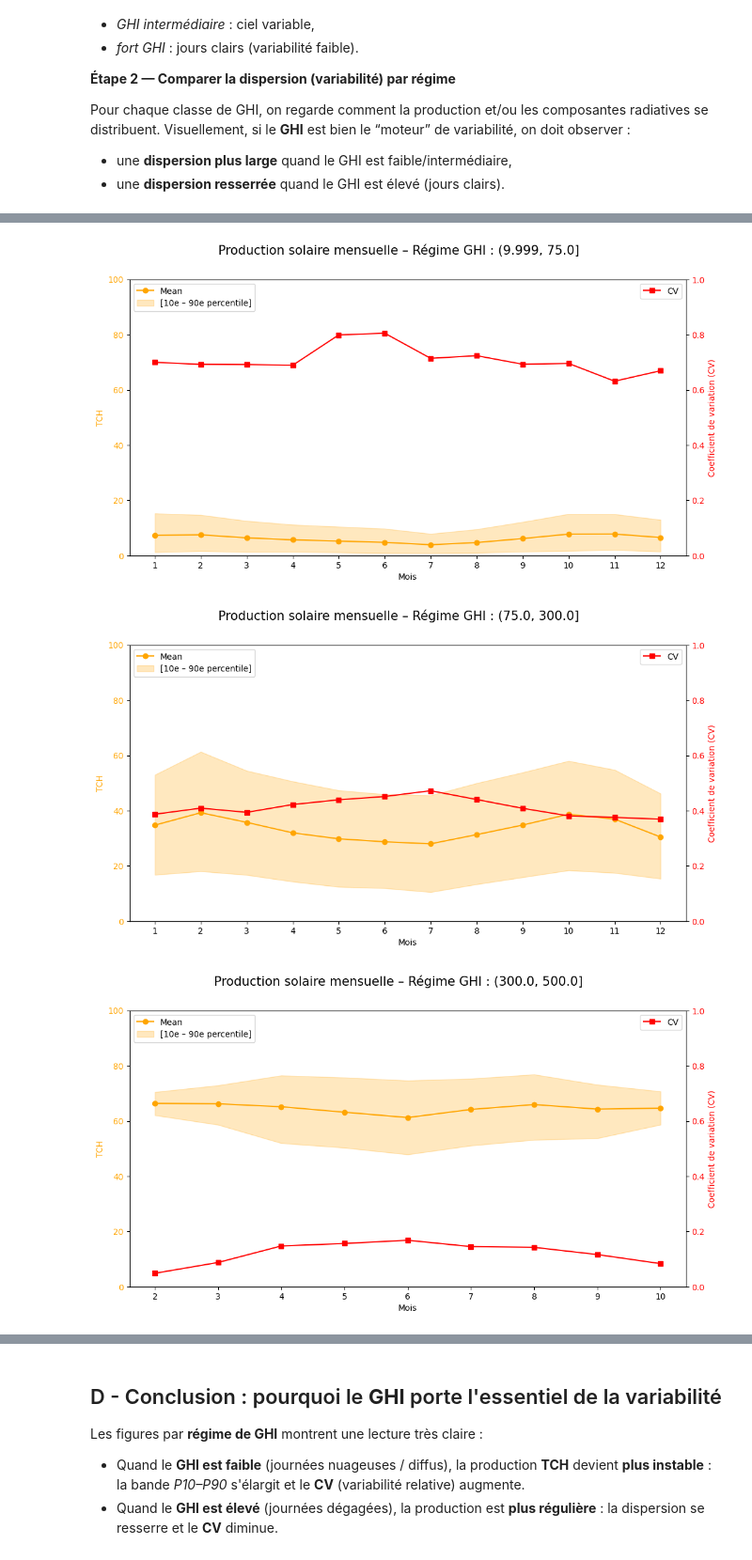
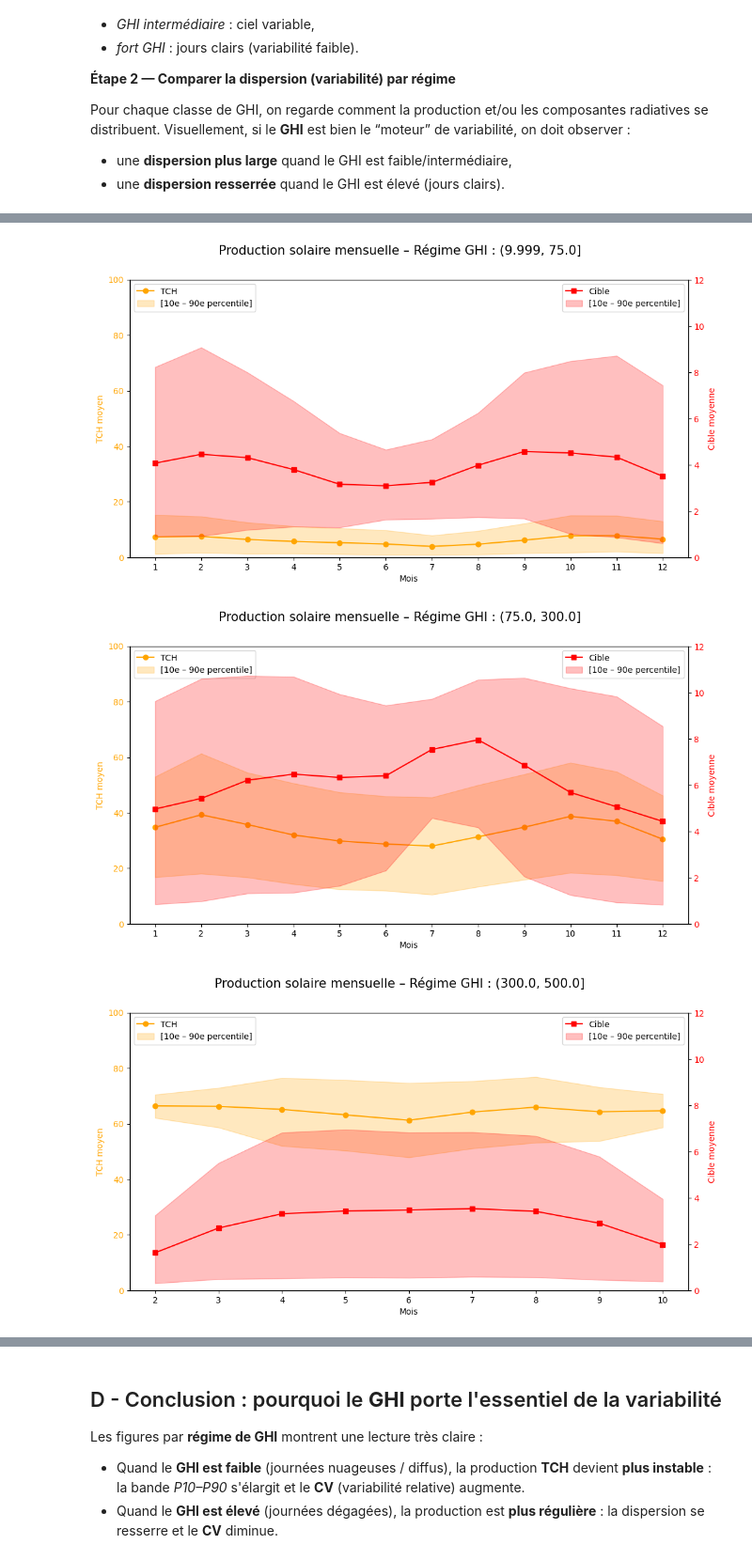
Before and after one commit to Math2935/aug25cds_variabilite, a Jupyter notebook: notebooks/03_Analyse_exploratoire/03_analyse_02_exploration_detaillee.ipynb, the cells around one changed output, grey strips where cells are left out. Shown at 94% size. Cells and saved outputs as stored; diff of their text form; code cells hidden in the pictures.

```diff
--- a/notebooks/03_Analyse_exploratoire/03_analyse_02_exploration_detaillee.ipynb
+++ b/notebooks/03_Analyse_exploratoire/03_analyse_02_exploration_detaillee.ipynb
@@ -457,17 +430,0 @@ Ces saisons servent ensuite à :
-# %%
-# Fonction pour déterminer la saison
-def saison(row):
-    mois = row['month']
-    jour = row['day']
-
-    if (mois == 12 and jour >= 21) or (mois <= 2) or (mois == 3 and jour < 21):
-        return "Hiver"
-    elif (mois == 3 and jour >= 21) or (mois in [4,5]) or (mois == 6 and jour < 21):
-        return "Printemps"
-    elif (mois == 6 and jour >= 21) or (mois in [7,8]) or (mois == 9 and jour < 21):
-        return "Été"
-    else:
-        return "Automne"
-
-df_day['day'] = df_day.index.day
-df_day['saison'] = df_day.apply(saison, axis=1)
@@ -933,52 +809,55 @@ See the caveats in the documentation: https://pandas.pydata.org/pandas-docs/stab
 for ghi_bin, df_bin in df_day.groupby('GHI_bin2'):
 
     # Statistiques horaires
-    month_stats = df_bin.groupby('month')['tch_solaire'].describe()
-    month_stats['cv'] = month_stats['std'] / month_stats['mean']
+    month_stats = df_bin.groupby('month')[['tch_solaire', 'target']].describe()
 
     # Percentiles
-    month_stats['p10'] = df_bin.groupby('month')['tch_solaire'].quantile(0.10)
-    month_stats['p90'] = df_bin.groupby('month')['tch_solaire'].quantile(0.90)
+    month_stats['p10_tch'] = df_bin.groupby('month')['tch_solaire'].quantile(0.10)
+    month_stats['p90_tch'] = df_bin.groupby('month')['tch_solaire'].quantile(0.90)
+    month_stats['p10_target'] = df_bin.groupby('month')['target'].quantile(0.10)
+    month_stats['p90_target'] = df_bin.groupby('month')['target'].quantile(0.90)
 
     mois = month_stats.index
-    mean = month_stats['mean']
-    cv = month_stats['cv']
-    p10 = month_stats['p10']
-    p90 = month_stats['p90']
+    mean_tch = month_stats['tch_solaire']['mean']
+    mean_target = month_stats['target']['mean']
+    p10_tch = month_stats['p10_tch']
+    p90_tch = month_stats['p90_tch']
+    p10_target = month_stats['p10_target']
+    p90_target = month_stats['p90_target']
 
     # Figure
     fig, ax1 = plt.subplots(figsize=(12, 6))
 
     # Moyenne + bande P10–P90
-    ax1.plot(mois, mean, marker='o', color='orange', label='Mean')
-    ax1.fill_between(mois, p10, p90, color='orange', alpha=0.25,
-                     label='[10e – 90e percentile]')
+    ax1.plot(mois, mean_tch, marker='o', color='orange', label='TCH')
+    ax1.fill_between(mois, p10_tch, p90_tch, color='orange', alpha=0.25,label='[10e – 90e percentile]')
     ax1.set_xlabel('Mois')
-    ax1.set_ylabel('TCH', color='orange')
+    ax1.set_ylabel('TCH moyen', color='orange')
     ax1.tick_params(axis='y', labelcolor='orange')
     ax1.set_ylim(0, 100)
     ax1.set_xticks(mois)
 
     # Axe secondaire : CV
     ax2 = ax1.twinx()
-    ax2.plot(mois, cv, marker='s', color='red', label='CV')
-    ax2.set_ylim(0,1)
-    ax2.set_ylabel('Coefficient de variation (CV)', color='red')
+    ax2.plot(mois, mean_target, marker='s', color='red', label='Cible')
+    ax2.fill_between(mois, p10_target, p90_target, color='red', alpha=0.25,label='[10e – 90e percentile]')
+    ax2.set_ylabel('Cible moyenne', color='red')
     ax2.tick_params(axis='y', labelcolor='red')
+    ax2.set_ylim(0, 12)
 
     # Titre et légendes
     fig.suptitle(
         f'Production solaire mensuelle – Régime GHI : {ghi_bin}',
         fontsize=15
     )
     ax1.legend(loc='upper left')
     ax2.legend(loc='upper right')
 
     plt.show()
 # %% [output]
-[figure, old version]
+[figure, new version]
-[figure, old version]
+[figure, new version]
-[figure, old version]
+[figure, new version]
 # %%
 df_day['doy'] = df_day.index.dayofyear
 for ghi_bin, df_bin in df_day.groupby('GHI_bin2'):
```
Also changed, not shown: parts of 24 cells of this notebook, 5 other files.
